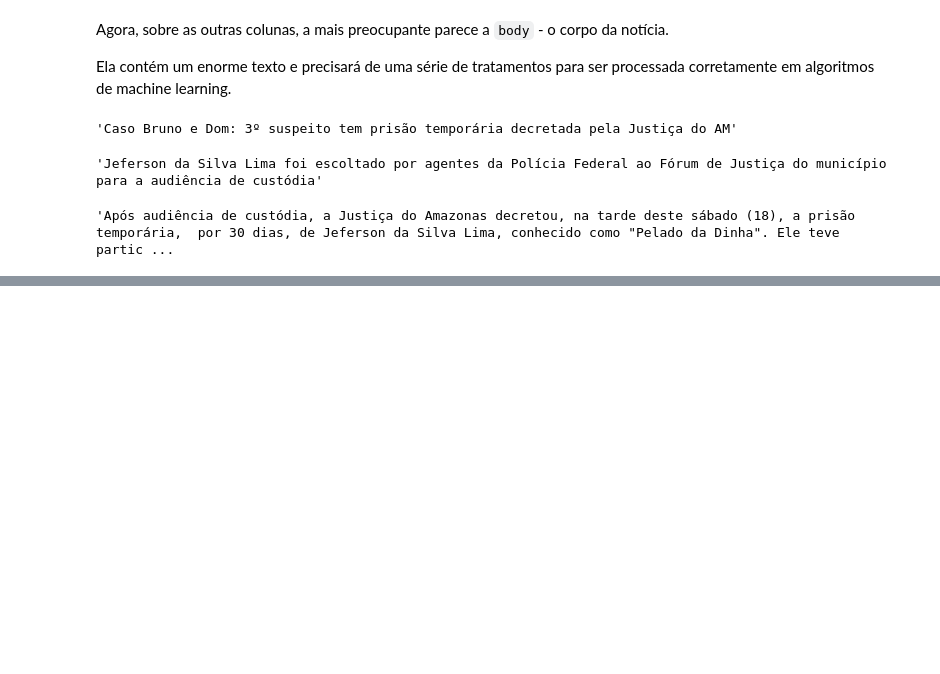
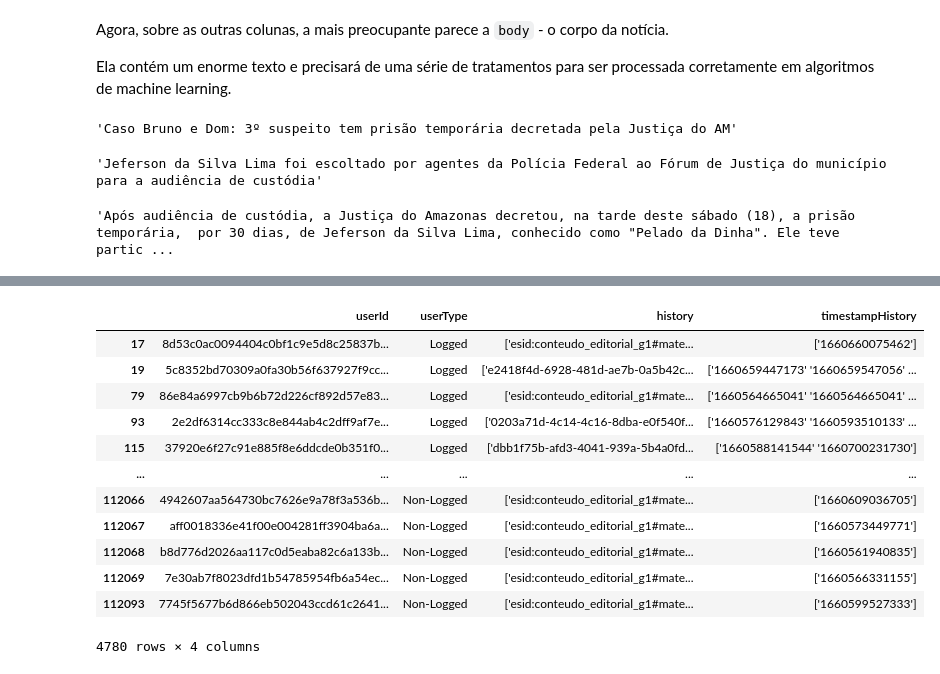
Before and after one commit to Matheus-Chaves/fiap-mlet-datathon, a Jupyter notebook: notebooks/data_analysis.ipynb, the cells around one changed output, grey strips where cells are left out. Drawn from its saved outputs; the diff is of its cells as text; code cells hidden in the pictures; blank space fills up the shorter version.

```diff
--- a/notebooks/data_analysis.ipynb
+++ b/notebooks/data_analysis.ipynb
@@ -519,0 +801,16 @@ itens["body"][0]
+# %%
+validation[validation["history"].apply(lambda x: any(id_ in not_news_set for id_ in x))]
+# %% [output]
+|  | userId | userType | history | timestampHistory |
+| 17 | 8d53c0ac0094404c0bf1c9e5d8c25837b... | Logged | ['esid:conteudo_editorial_g1#mate... | ['1660660075462'] |
+| 19 | 5c8352bd70309a0fa30b56f637927f9cc... | Logged | ['e2418f4d-6928-481d-ae7b-0a5b42c... | ['1660659447173' '1660659547056' ... |
+| 79 | 86e84a6997cb9b6b72d226cf892d57e83... | Logged | ['esid:conteudo_editorial_g1#mate... | ['1660564665041' '1660564665041' ... |
+| 93 | 2e2df6314cc333c8e844ab4c2dff9af7e... | Logged | ['0203a71d-4c14-4c16-8dba-e0f540f... | ['1660576129843' '1660593510133' ... |
+| 115 | 37920e6f27c91e885f8e6ddcde0b351f0... | Logged | ['dbb1f75b-afd3-4041-939a-5b4a0fd... | ['1660588141544' '1660700231730'] |
+| ... | ... | ... | ... | ... |
+| 112066 | 4942607aa564730bc7626e9a78f3a536b... | Non-Logged | ['esid:conteudo_editorial_g1#mate... | ['1660609036705'] |
+| 112067 | aff0018336e41f00e004281ff3904ba6a... | Non-Logged | ['esid:conteudo_editorial_g1#mate... | ['1660573449771'] |
+| 112068 | b8d776d2026aa117c0d5eaba82c6a133b... | Non-Logged | ['esid:conteudo_editorial_g1#mate... | ['1660561940835'] |
+| 112069 | 7e30ab7f8023dfd1b54785954fb6a54ec... | Non-Logged | ['esid:conteudo_editorial_g1#mate... | ['1660566331155'] |
+| 112093 | 7745f5677b6d866eb502043ccd61c2641... | Non-Logged | ['esid:conteudo_editorial_g1#mate... | ['1660599527333'] |
+4780 rows × 4 columns
```
Also changed, not shown: parts of 34 cells of this notebook.
